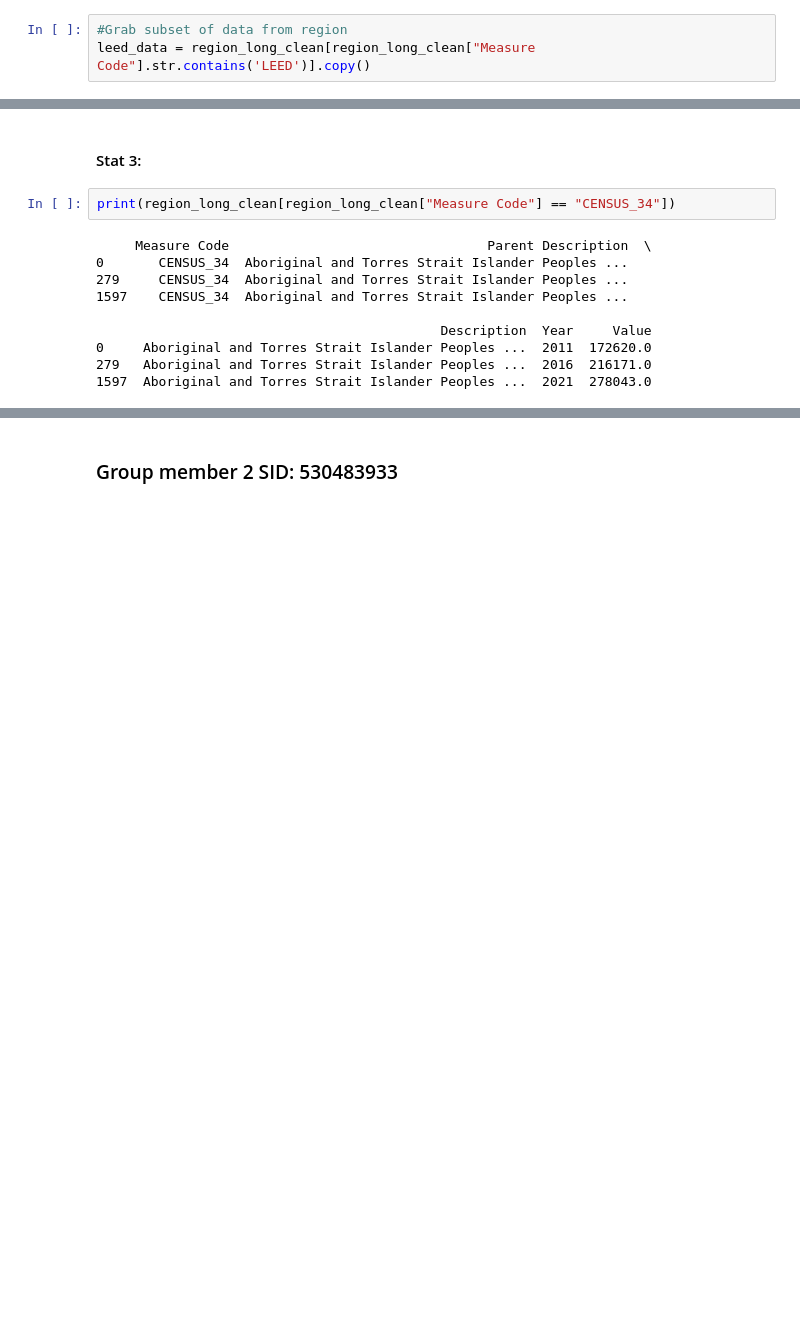
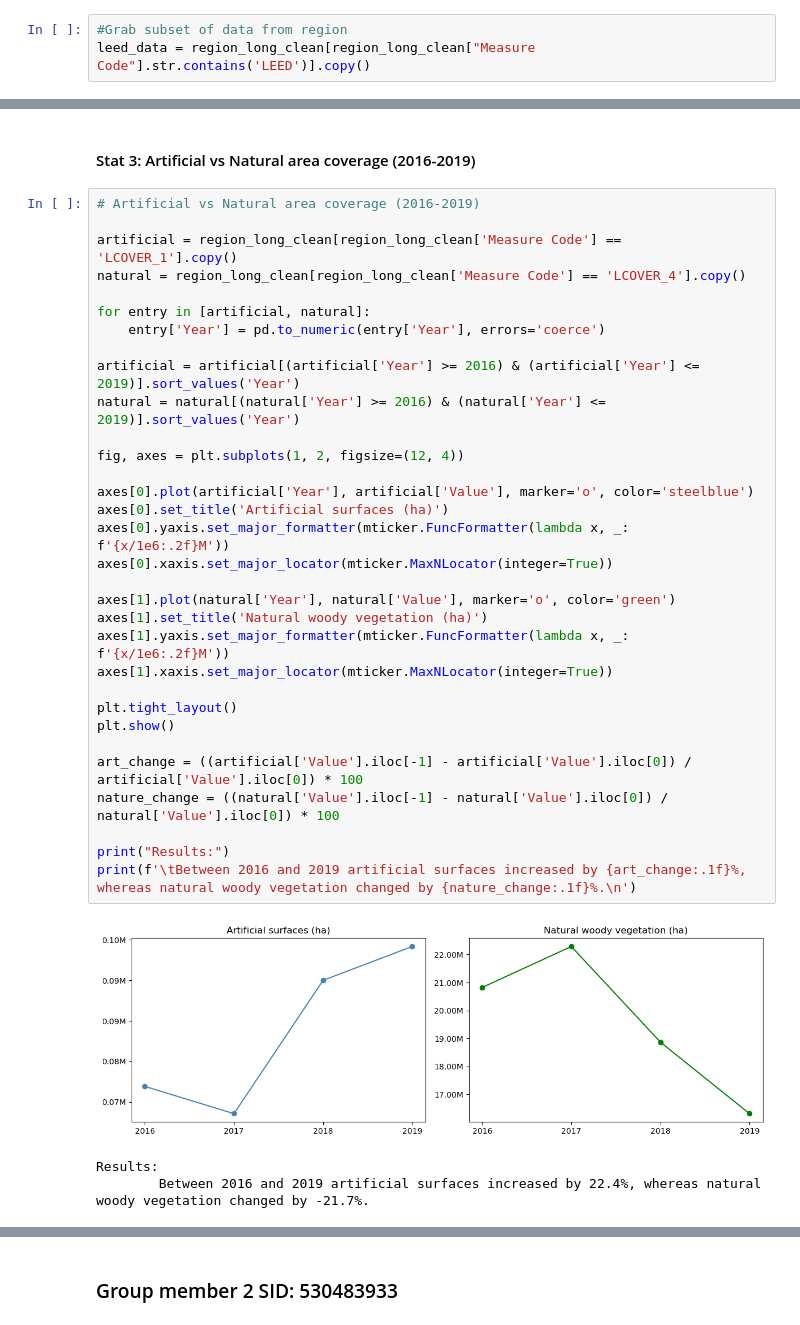
Before and after one commit to Rven66/DATA2001-Assignment_1, a Jupyter notebook: DATA2001-Assignment_1.ipynb, the cells around one changed output, grey strips where cells are left out. Saved outputs shown, nothing was run; the diff lists cells and outputs as text; blank space fills up the shorter version.

Commit message:
My Task 1: 5 stat finds are complete

```diff
--- a/DATA2001-Assignment_1.ipynb
+++ b/DATA2001-Assignment_1.ipynb
@@ -254,15 +286,39 @@ The gender gap narrowed slightly, from 224,703 to 73,031 jobs.
 # %% [markdown]
-#### Stat 3:
+#### Stat 3: Artificial vs Natural area coverage (2016-2019)
-# %%
-print(region_long_clean[region_long_clean["Measure Code"] == "CENSUS_34"])
-# %% [output]
-     Measure Code                                 Parent Description  \
-0       CENSUS_34  Aboriginal and Torres Strait Islander Peoples ...
-279     CENSUS_34  Aboriginal and Torres Strait Islander Peoples ...
-1597    CENSUS_34  Aboriginal and Torres Strait Islander Peoples ...
-
-                                            Description  Year     Value
-0     Aboriginal and Torres Strait Islander Peoples ...  2011  172620.0
-279   Aboriginal and Torres Strait Islander Peoples ...  2016  216171.0
-1597  Aboriginal and Torres Strait Islander Peoples ...  2021  278043.0
+# %%
+# Artificial vs Natural area coverage (2016-2019)
+
+artificial = region_long_clean[region_long_clean['Measure Code'] == 'LCOVER_1'].copy()
+natural = region_long_clean[region_long_clean['Measure Code'] == 'LCOVER_4'].copy()
+
+for entry in [artificial, natural]:
+    entry['Year'] = pd.to_numeric(entry['Year'], errors='coerce')
+
+artificial = artificial[(artificial['Year'] >= 2016) & (artificial['Year'] <= 2019)].sort_values('Year')
+natural = natural[(natural['Year'] >= 2016) & (natural['Year'] <= 2019)].sort_values('Year')
+
+fig, axes = plt.subplots(1, 2, figsize=(12, 4))
+
+axes[0].plot(artificial['Year'], artificial['Value'], marker='o', color='steelblue')
+axes[0].set_title('Artificial surfaces (ha)')
+axes[0].yaxis.set_major_formatter(mticker.FuncFormatter(lambda x, _: f'{x/1e6:.2f}M'))
+axes[0].xaxis.set_major_locator(mticker.MaxNLocator(integer=True))
+
+axes[1].plot(natural['Year'], natural['Value'], marker='o', color='green')
+axes[1].set_title('Natural woody vegetation (ha)')
+axes[1].yaxis.set_major_formatter(mticker.FuncFormatter(lambda x, _: f'{x/1e6:.2f}M'))
+axes[1].xaxis.set_major_locator(mticker.MaxNLocator(integer=True))
+
+plt.tight_layout()
+plt.show()
+
+art_change = ((artificial['Value'].iloc[-1] - artificial['Value'].iloc[0]) / artificial['Value'].iloc[0]) * 100
+nature_change = ((natural['Value'].iloc[-1] - natural['Value'].iloc[0]) / natural['Value'].iloc[0]) * 100
+
+print("Results:")
+print(f'\tBetween 2016 and 2019 artificial surfaces increased by {art_change:.1f}%, whereas natural woody vegetation changed by {nature_change:.1f}%.\n')
+# %% [output]
+[figure, added]
+Results:
+        Between 2016 and 2019 artificial surfaces increased by 22.4%, whereas natural woody vegetation changed by -21.7%.
 # %% [markdown]
```
Also changed, not shown: parts of 10 cells of this notebook.
